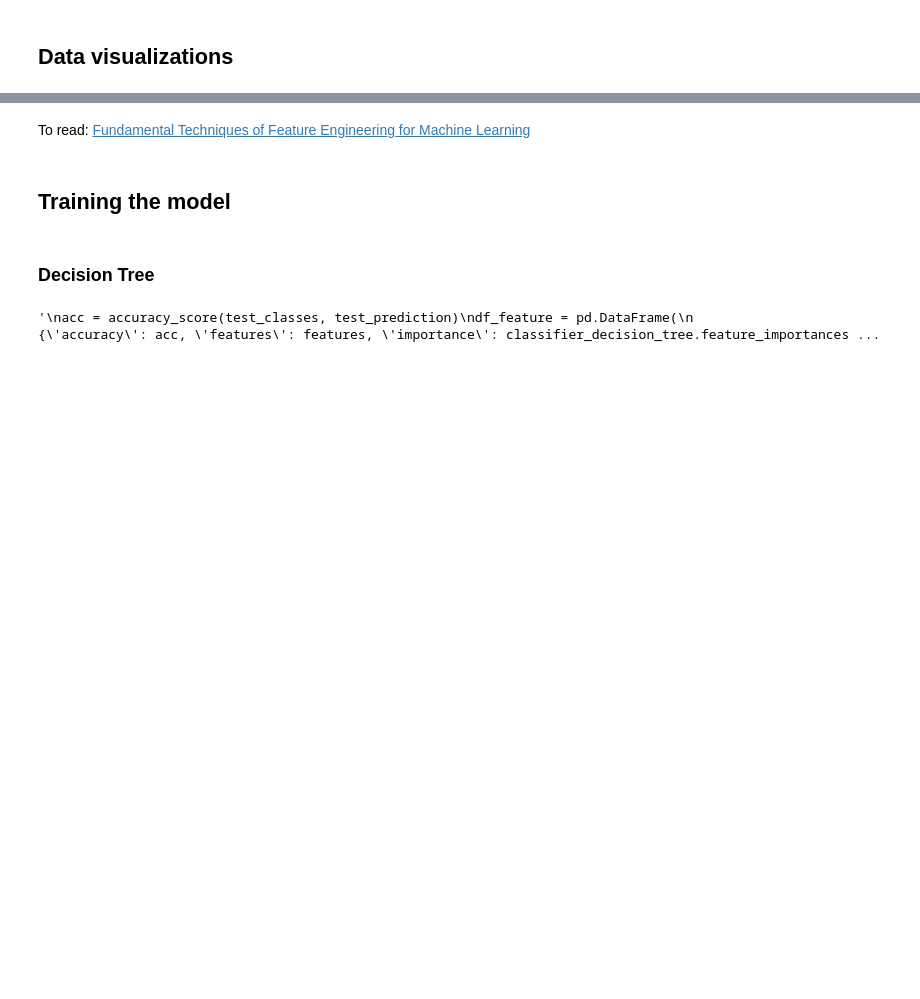
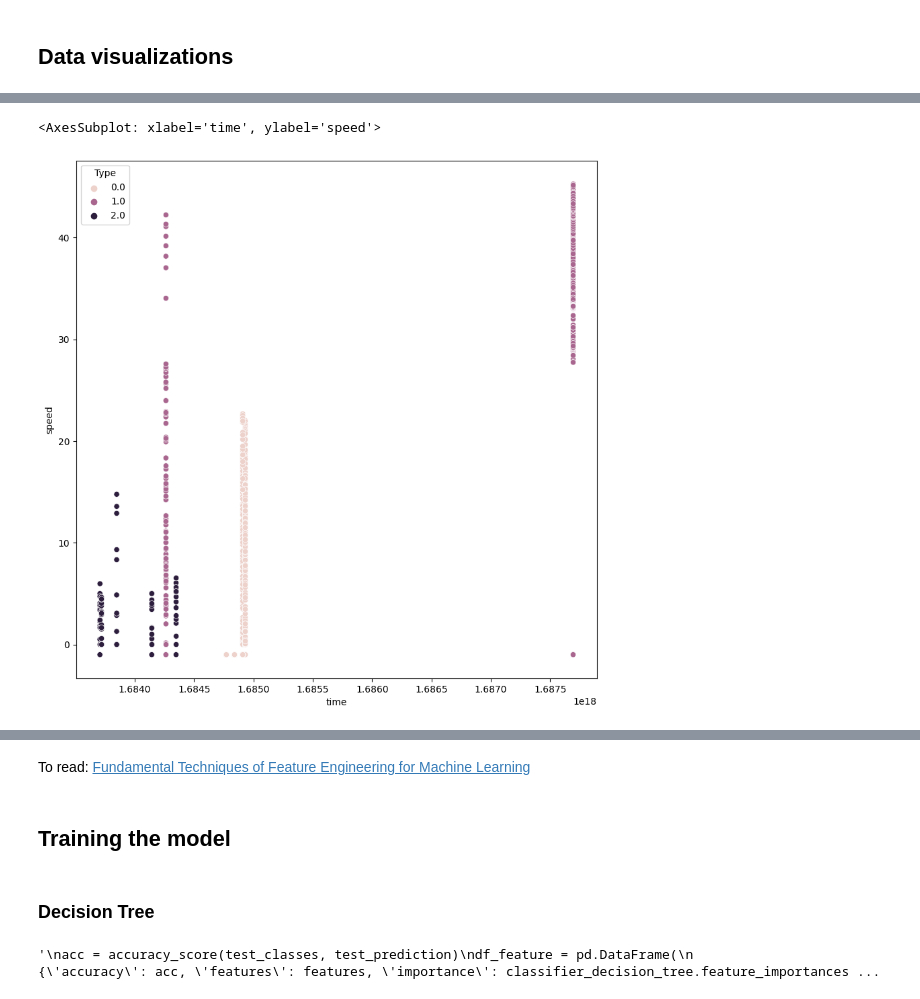
Before and after one commit to or81ynez/MaennerML, a Jupyter notebook: Maenner.ipynb, the cells around one changed output, grey strips where cells are left out. Saved outputs shown, nothing was run; the diff lists cells and outputs as text; code cells hidden in the pictures; blank space fills up the shorter version.

Commit message:
Update Repository with new Data

```diff
--- a/Maenner.ipynb
+++ b/Maenner.ipynb
@@ -40,14 +55,0 @@ for auto in auto_accelerometer:
-# %%
-#Combine data
-location_df = [ubahn_location, fahrrad_location, auto_location]
-location_df = pd.concat(location_df)
-location_df.reset_index(inplace=True)
-location_df = location_df.set_index('time')
-#location_df = location_df.drop('index', axis=1, inplace=True)
-
-#Categorical feature should be converted to numercal values
-type_mapping = {'uBahn': '0', 'Auto': '1', 'Fahrrad': '2'}
-
-location_df['Type'] = location_df['Type'].map(type_mapping).fillna('3')
-location_df = location_df.drop(['index', 'level_0'], axis=1)
-location_df['Type'].unique()
@@ -98,8 +157,12 @@ x_train, x_test, y_train, y_test = train_test_split(x, y, test_size=0.25, random
 # %%
 import matplotlib.pyplot as plt
 import seaborn as sns
 
-plt.figure(figsize=(10,10))
+#Reminder: type_mapping = {'uBahn': '0', 'Auto': '1', 'Fahrrad': '2'}
+plt.figure(figsize=(5,5))
 sns.scatterplot(x='time', y='speed', hue='Type', data=location_df)
+# %% [output]
+<AxesSubplot: xlabel='time', ylabel='speed'>
+[figure, added]
 # %%
 accelerometer_df.plot(figsize=(10,5))
```
Also changed, not shown: parts of 26 cells of this notebook, 45 other files.
